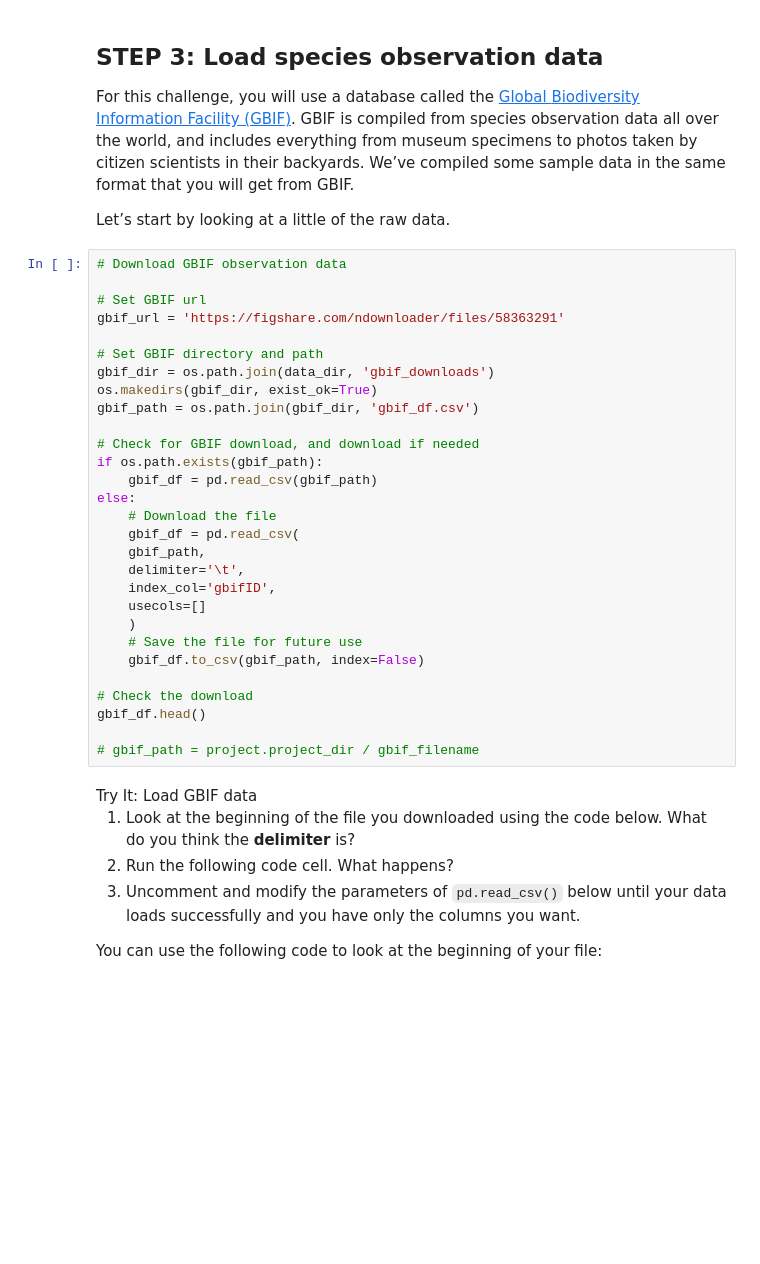
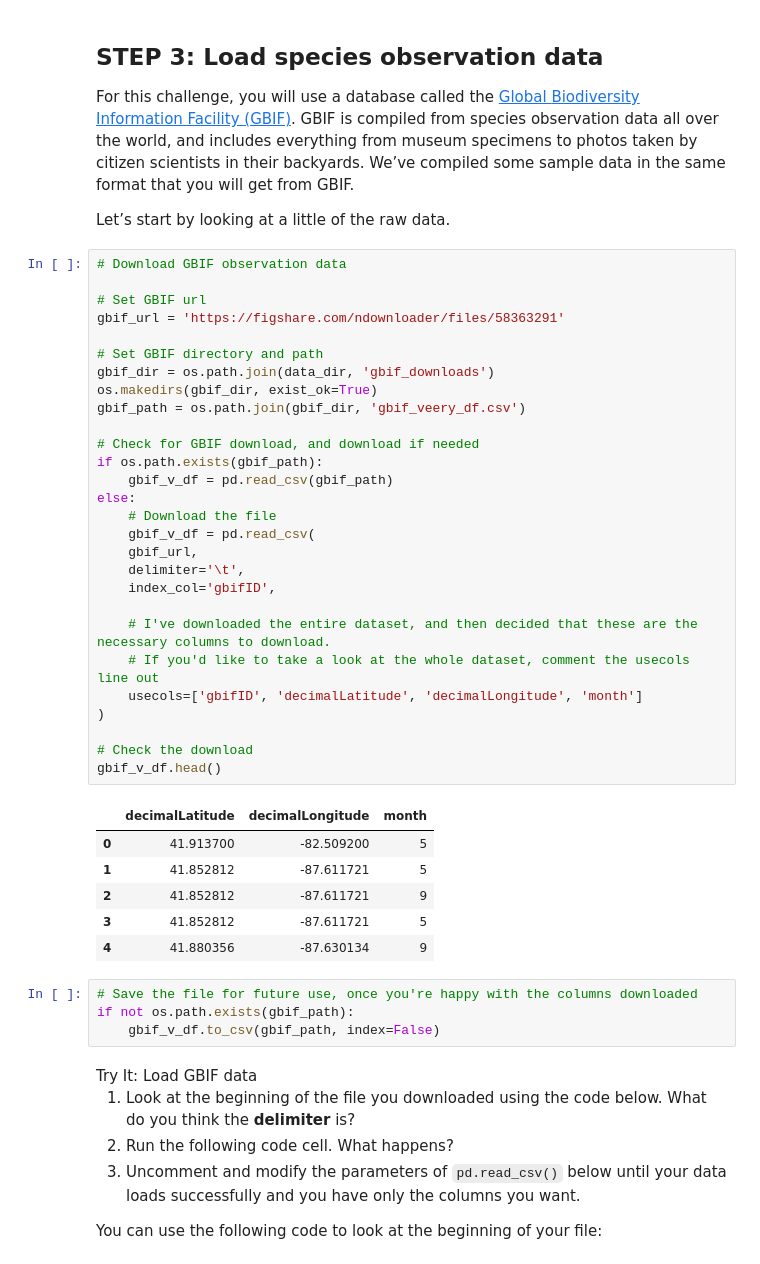
Before and after one commit to earthlab-education/02-migration-rainihelmstadter, a Jupyter notebook: notebooks/migration-31-wrangle.ipynb, the cells around one changed output. Saved outputs shown, nothing was run; the diff lists cells and outputs as text; blank space fills up the shorter version.

```diff
--- a/notebooks/migration-31-wrangle.ipynb
+++ b/notebooks/migration-31-wrangle.ipynb
@@ -182,32 +186,42 @@ Let’s start by looking at a little of the raw data.
 # %%
 # Download GBIF observation data
 
 # Set GBIF url
 gbif_url = 'https://figshare.com/ndownloader/files/58363291'
 
 # Set GBIF directory and path
 gbif_dir = os.path.join(data_dir, 'gbif_downloads')
 os.makedirs(gbif_dir, exist_ok=True)
-gbif_path = os.path.join(gbif_dir, 'gbif_df.csv')
+gbif_path = os.path.join(gbif_dir, 'gbif_veery_df.csv')
 
 # Check for GBIF download, and download if needed
 if os.path.exists(gbif_path):
-    gbif_df = pd.read_csv(gbif_path)
+    gbif_v_df = pd.read_csv(gbif_path)
 else:
     # Download the file
-    gbif_df = pd.read_csv(
-    gbif_path,
+    gbif_v_df = pd.read_csv(
+    gbif_url,
     delimiter='\t',
     index_col='gbifID',
-    usecols=[]
-    )
-    # Save the file for future use
-    gbif_df.to_csv(gbif_path, index=False)
+
+    # I've downloaded the entire dataset, and then decided that these are the necessary columns to download.
+    # If you'd like to take a look at the whole dataset, comment the usecols line out
+    usecols=['gbifID', 'decimalLatitude', 'decimalLongitude', 'month']
+)
 
 # Check the download
-gbif_df.head()
-
-# gbif_path = project.project_dir / gbif_filename
+gbif_v_df.head()
+# %% [output]
+|  | decimalLatitude | decimalLongitude | month |
+| 0 | 41.913700 | -82.509200 | 5 |
+| 1 | 41.852812 | -87.611721 | 5 |
+| 2 | 41.852812 | -87.611721 | 9 |
+| 3 | 41.852812 | -87.611721 | 5 |
+| 4 | 41.880356 | -87.630134 | 9 |
+# %%
+# Save the file for future use, once you're happy with the columns downloaded
+if not os.path.exists(gbif_path):
+    gbif_v_df.to_csv(gbif_path, index=False)
 # %% [markdown]
 <link rel="stylesheet" type="text/css" href="./assets/styles.css"><div class="callout callout-style-default callout-titled callout-task"><div class="callout-header"><div class="callout-icon-container"><i class="callout-icon"></i></div><div class="callout-title-container flex-fill">Try It: Load GBIF data</div></div><div class="callout-body-container callout-body"><ol type="1">
 <li>Look at the beginning of the file you downloaded using the code
```
Also changed, not shown: parts of 10 cells of this notebook.
